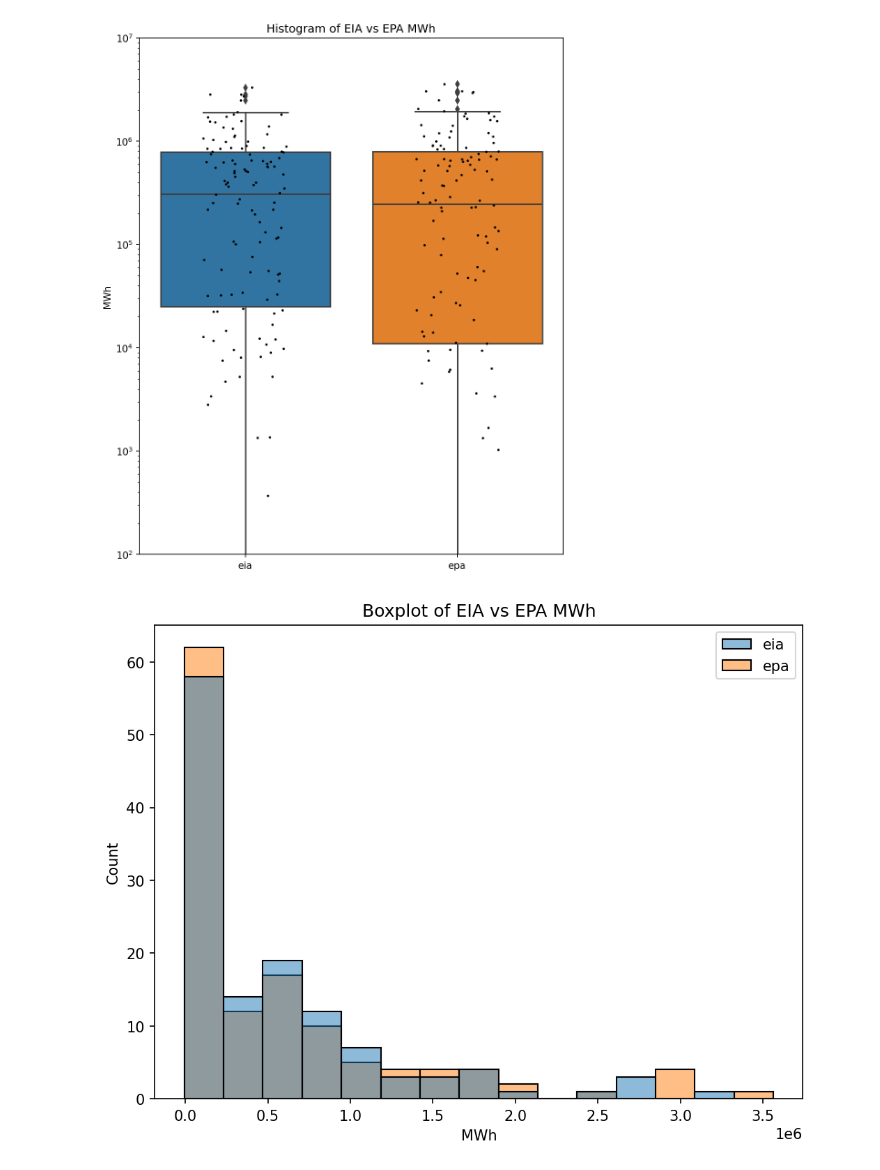
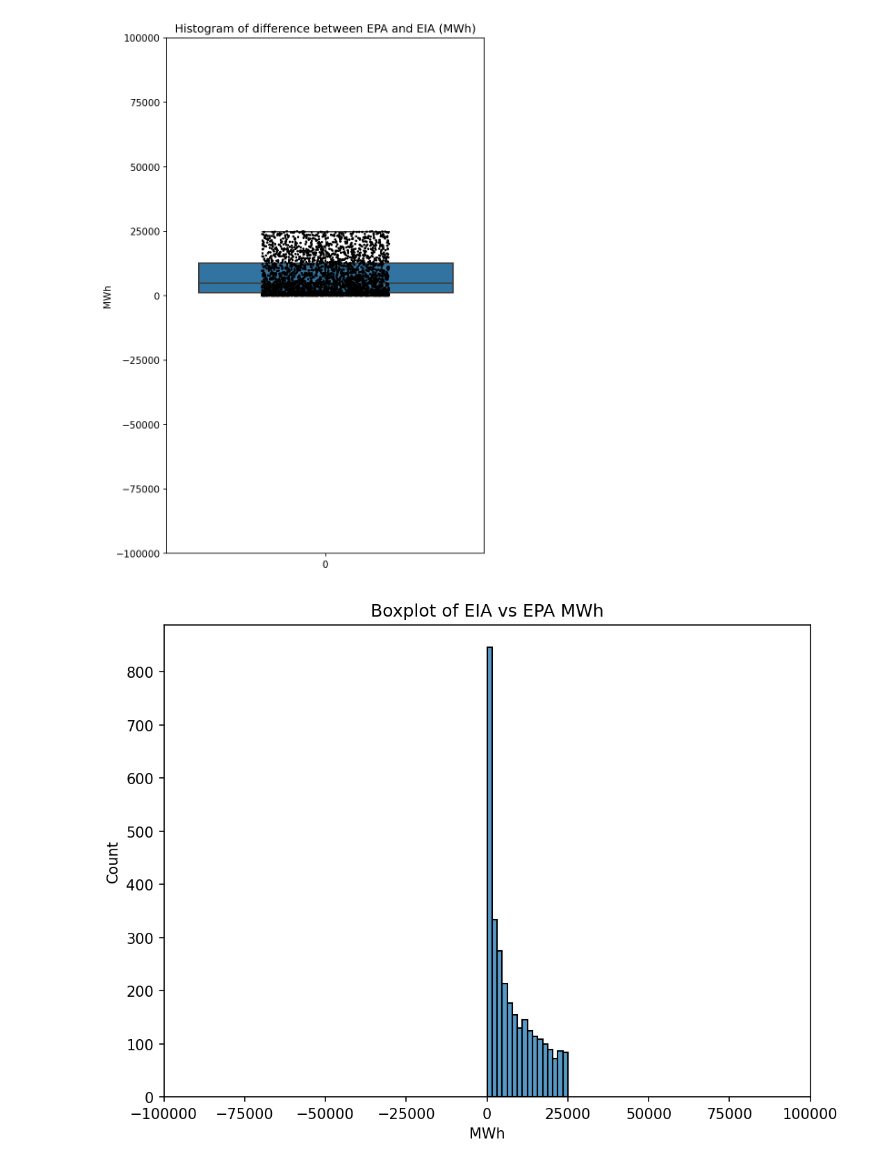
Before and after one commit to alberlin232/ML-Energy-Capstone, a Jupyter notebook: pollution/data/Viz.ipynb, the cells around one changed output. Saved outputs shown, nothing was run; the diff lists cells and outputs as text; code cells hidden in the pictures.

Commit message:
Match for 2010-2021 with viz

```diff
--- a/pollution/data/Viz.ipynb
+++ b/pollution/data/Viz.ipynb
@@ -10,5 +6,9 @@ data = data.loc[data["valid"] == True]
 # %%
 pd.set_option('display.float_format', lambda x: '%.3f' % x)
-data["abs_diff"] = (data["eia"] - data['epa']).abs()
-data.describe()['abs_diff']
+data = pd.read_csv('./allMatch.csv')
+data = data.loc[data["valid"] == True]
+data["abs_diff"] = (data["epa"] - data['eia'])
+count = len(data)
+data = data.loc[(data["abs_diff"] < 25000) & (data["abs_diff"] > -25000)]
+print("Percent between [-100000, 100000]:", (len(data)/count) * 100)
 # %% [output]
@@ -24,19 +28,20 @@ Name: abs_diff, dtype: float64
 # %%
-fig, ax = plt.subplots(figsize=(8,10), dpi=150)
-ax = sns.boxplot(data=data[["eia", "epa"]])
-ax = sns.stripplot(data=data[["eia", "epa"]], color="black", jitter=0.2, size=2.5)
-plt.title("Histogram of EIA vs EPA MWh")
+fig, ax = plt.subplots(figsize=(6,10), dpi=150)
+ax = sns.boxplot(data=data["abs_diff"])
+ax = sns.stripplot(data=data["abs_diff"], color="black", jitter=0.2, size=2.5)
+plt.title("Histogram of difference between EPA and EIA (MWh)")
 plt.ylabel("MWh")
-plt.yscale("log")
-plt.ylim(10**2, 10**7)
+#plt.yscale("log")
+plt.ylim(-100000, 10**5)
 plt.savefig('boxplot.png')
 # %% [output]
-[figure, old version]
+[figure, new version]
 # %%
 fig, ax = plt.subplots(figsize=(8,6), dpi=150)
-ax = sns.histplot(data=data[["eia", "epa"]])
+ax = sns.histplot(data=data["abs_diff"])
 plt.title("Boxplot of EIA vs EPA MWh")
 plt.xlabel("MWh")
+plt.xlim(-100000, 100000)
 plt.savefig('hist.png')
 # %% [output]
-[figure, old version]
+[figure, new version]
```
Also changed, not shown: parts of 4 cells of this notebook, 3 other files.
